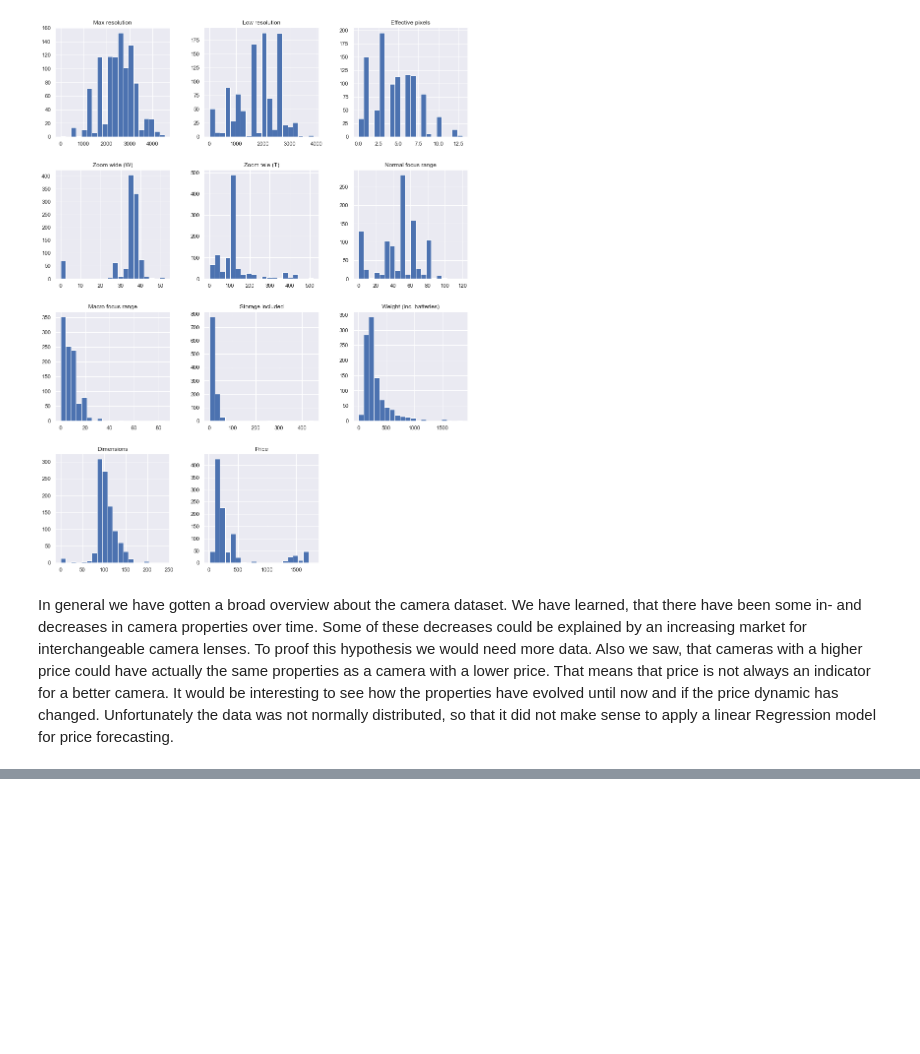
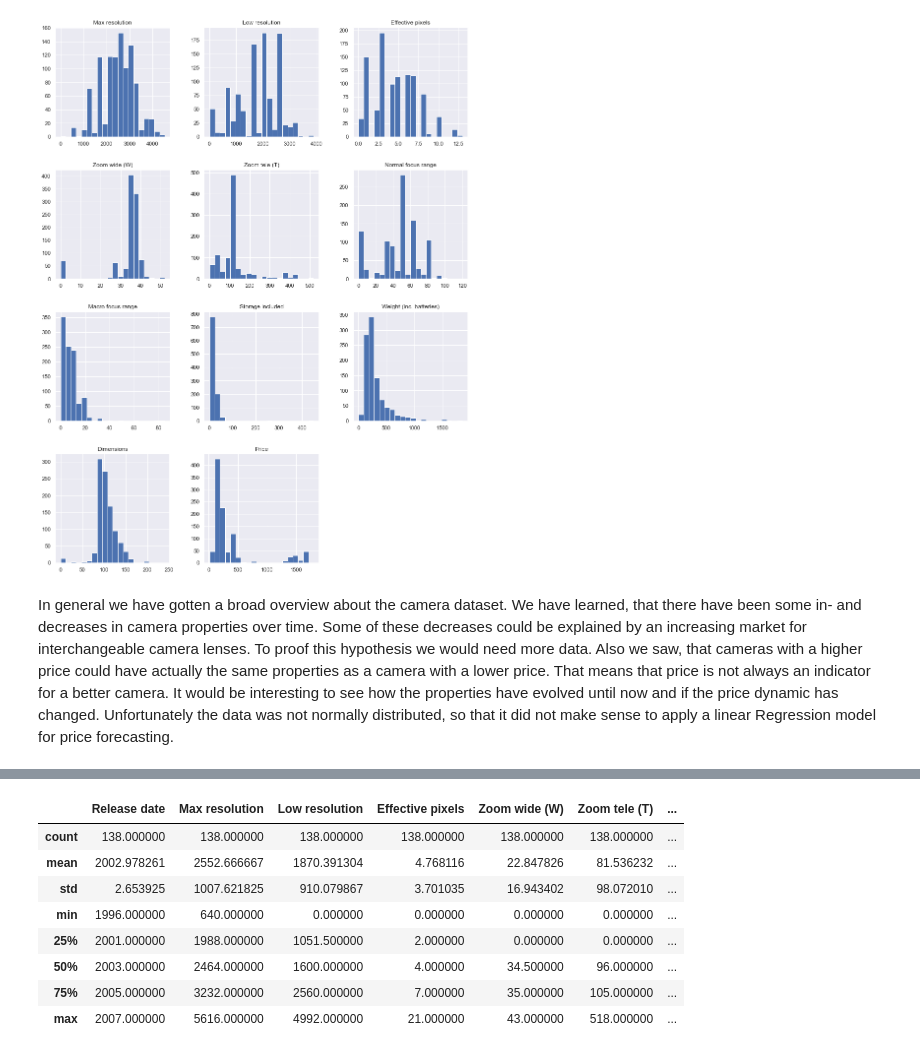
Before and after one commit to juro95/Camera-Data-Science-Project, a Jupyter notebook: 1000cameras.ipynb, the cells around one changed output, grey strips where cells are left out. Cells and saved outputs as stored; diff of their text form; code cells hidden in the pictures; blank space fills up the shorter version.

```diff
--- a/1000cameras.ipynb
+++ b/1000cameras.ipynb
@@ -451,0 +484,13 @@ Unfortunately the data was not normally distributed, so that it did not make sen
+# %%
+
+camera_high_price.describe()
+# %% [output]
+|  | Release date | Max resolution | Low resolution | Effective pixels | Zoom wide (W) | Zoom tele (T) | ... |
+| count | 138.000000 | 138.000000 | 138.000000 | 138.000000 | 138.000000 | 138.000000 | ... |
+| mean | 2002.978261 | 2552.666667 | 1870.391304 | 4.768116 | 22.847826 | 81.536232 | ... |
+| std | 2.653925 | 1007.621825 | 910.079867 | 3.701035 | 16.943402 | 98.072010 | ... |
+| min | 1996.000000 | 640.000000 | 0.000000 | 0.000000 | 0.000000 | 0.000000 | ... |
+| 25% | 2001.000000 | 1988.000000 | 1051.500000 | 2.000000 | 0.000000 | 0.000000 | ... |
+| 50% | 2003.000000 | 2464.000000 | 1600.000000 | 4.000000 | 34.500000 | 96.000000 | ... |
+| 75% | 2005.000000 | 3232.000000 | 2560.000000 | 7.000000 | 35.000000 | 105.000000 | ... |
+| max | 2007.000000 | 5616.000000 | 4992.000000 | 21.000000 | 43.000000 | 518.000000 | ... |
```
Also changed, not shown: parts of 3 cells of this notebook.
